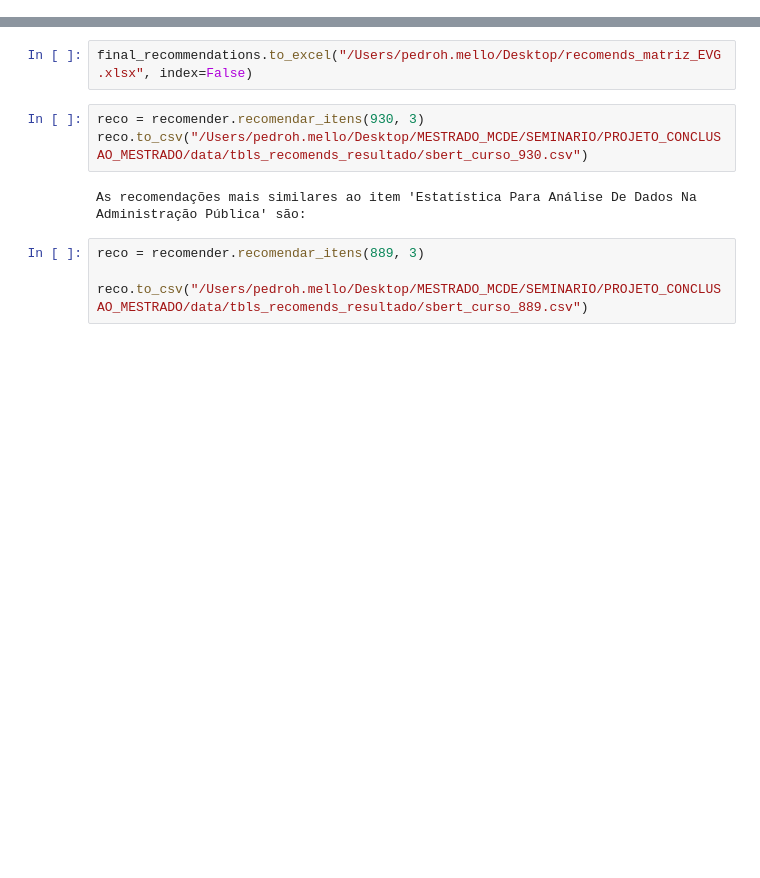
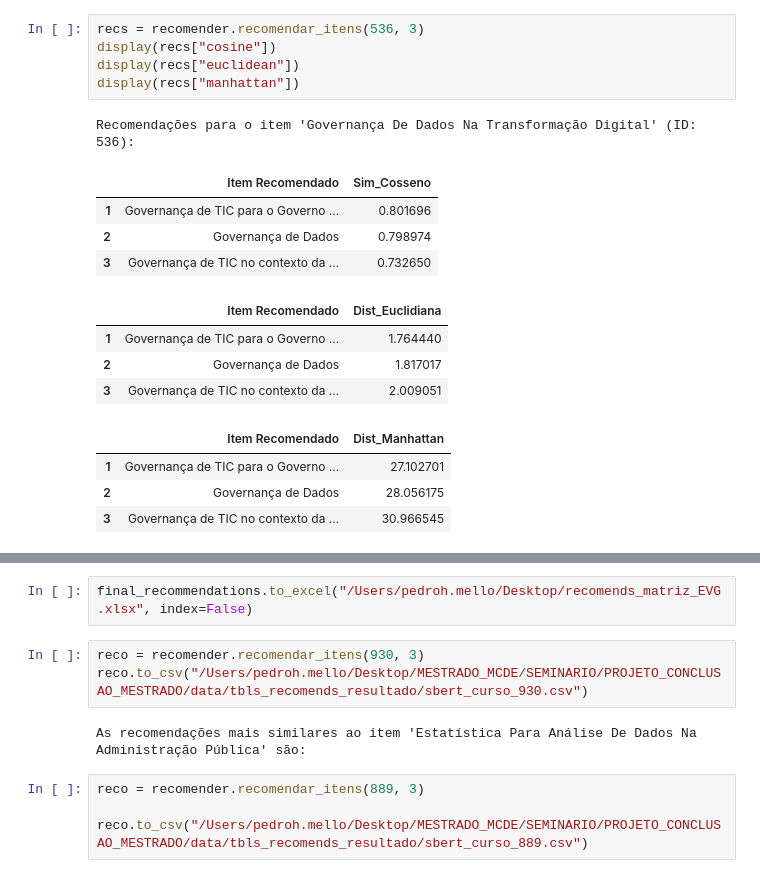
Before and after one commit to mello-pedro/dissertacao_mestrado, a Jupyter notebook: src/extrair_recoms_BERT.ipynb, the cells around one changed output, grey strips where cells are left out. Drawn from its saved outputs; the diff is of its cells as text; blank space fills up the shorter version.

```diff
--- a/src/extrair_recoms_BERT.ipynb
+++ b/src/extrair_recoms_BERT.ipynb
@@ -182,0 +70,19 @@ As recomendações mais similares ao item 'Instrumentos De Desenvolvimento Urban
+# %%
+recs = recomender.recomendar_itens(536, 3)
+display(recs["cosine"])
+display(recs["euclidean"])
+display(recs["manhattan"])
+# %% [output]
+Recomendações para o item 'Governança De Dados Na Transformação Digital' (ID: 536):
+|  | Item Recomendado | Sim_Cosseno |
+| 1 | Governança de TIC para o Governo ... | 0.801696 |
+| 2 | Governança de Dados | 0.798974 |
+| 3 | Governança de TIC no contexto da ... | 0.732650 |
+|  | Item Recomendado | Dist_Euclidiana |
+| 1 | Governança de TIC para o Governo ... | 1.764440 |
+| 2 | Governança de Dados | 1.817017 |
+| 3 | Governança de TIC no contexto da ... | 2.009051 |
+|  | Item Recomendado | Dist_Manhattan |
+| 1 | Governança de TIC para o Governo ... | 27.102701 |
+| 2 | Governança de Dados | 28.056175 |
+| 3 | Governança de TIC no contexto da ... | 30.966545 |
```
Also changed, not shown: parts of 6 cells of this notebook, 6 other files.
